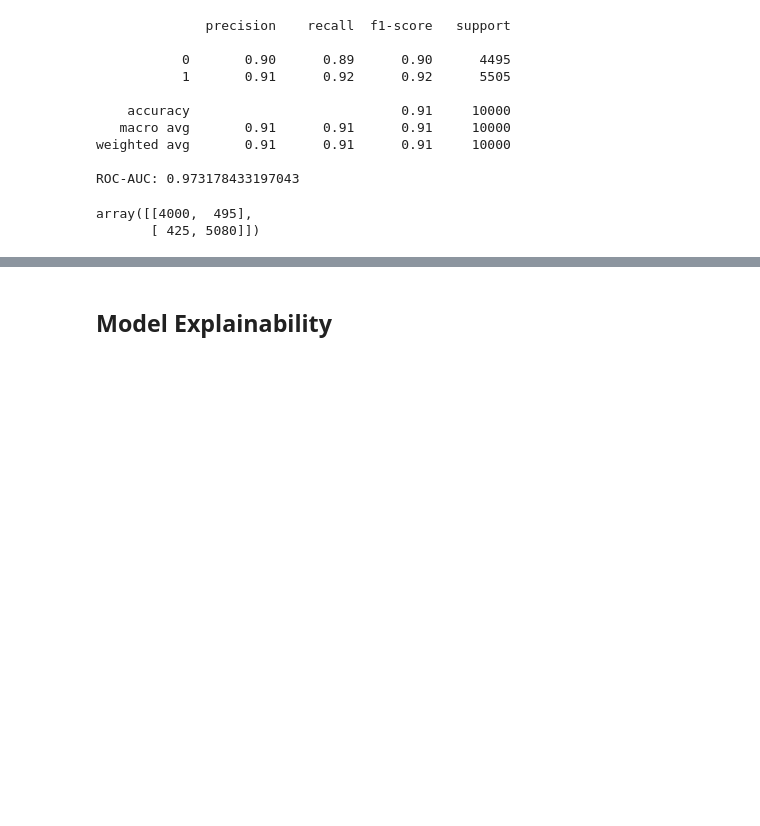
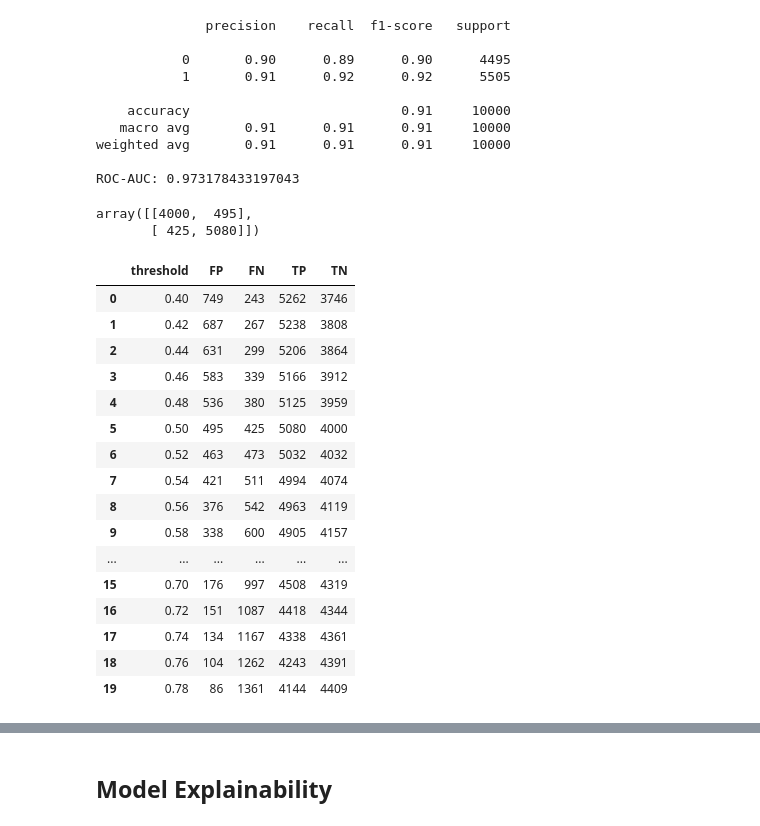
Before and after one commit to umangshukla63/loan-approval-classification, a Jupyter notebook: loan approval classification.ipynb, the cells around one changed output, grey strips where cells are left out. Cells and saved outputs as stored; diff of their text form; code cells hidden in the pictures; blank space fills up the shorter version.

```diff
--- a/loan approval classification.ipynb
+++ b/loan approval classification.ipynb
@@ -849,3 +849,39 @@ weighted avg       0.91      0.91      0.91     10000
 ROC-AUC: 0.973178433197043
 array([[4000,  495],
        [ 425, 5080]])
+# %%
+thresholds = np.arange(0.4, 0.8, 0.02)
+
+results = []
+for t in thresholds:
+    y_pred_t = (y_prob >= t).astype(int)
+    tn, fp, fn, tp = confusion_matrix(y_test, y_pred_t).ravel()
+
+    results.append({
+        "threshold": round(t, 2),
+        "FP": fp,
+        "FN": fn,
+        "TP": tp,
+        "TN": tn
+    })
+
+threshold_df = pd.DataFrame(results)
+threshold_df
+# %% [output]
+|  | threshold | FP | FN | TP | TN |
+| 0 | 0.40 | 749 | 243 | 5262 | 3746 |
+| 1 | 0.42 | 687 | 267 | 5238 | 3808 |
+| 2 | 0.44 | 631 | 299 | 5206 | 3864 |
+| 3 | 0.46 | 583 | 339 | 5166 | 3912 |
+| 4 | 0.48 | 536 | 380 | 5125 | 3959 |
+| 5 | 0.50 | 495 | 425 | 5080 | 4000 |
+| 6 | 0.52 | 463 | 473 | 5032 | 4032 |
+| 7 | 0.54 | 421 | 511 | 4994 | 4074 |
+| 8 | 0.56 | 376 | 542 | 4963 | 4119 |
+| 9 | 0.58 | 338 | 600 | 4905 | 4157 |
+| ... | ... | ... | ... | ... | ... |
+| 15 | 0.70 | 176 | 997 | 4508 | 4319 |
+| 16 | 0.72 | 151 | 1087 | 4418 | 4344 |
+| 17 | 0.74 | 134 | 1167 | 4338 | 4361 |
+| 18 | 0.76 | 104 | 1262 | 4243 | 4391 |
+| 19 | 0.78 | 86 | 1361 | 4144 | 4409 |
```
Also changed, not shown: parts of 6 cells of this notebook.
